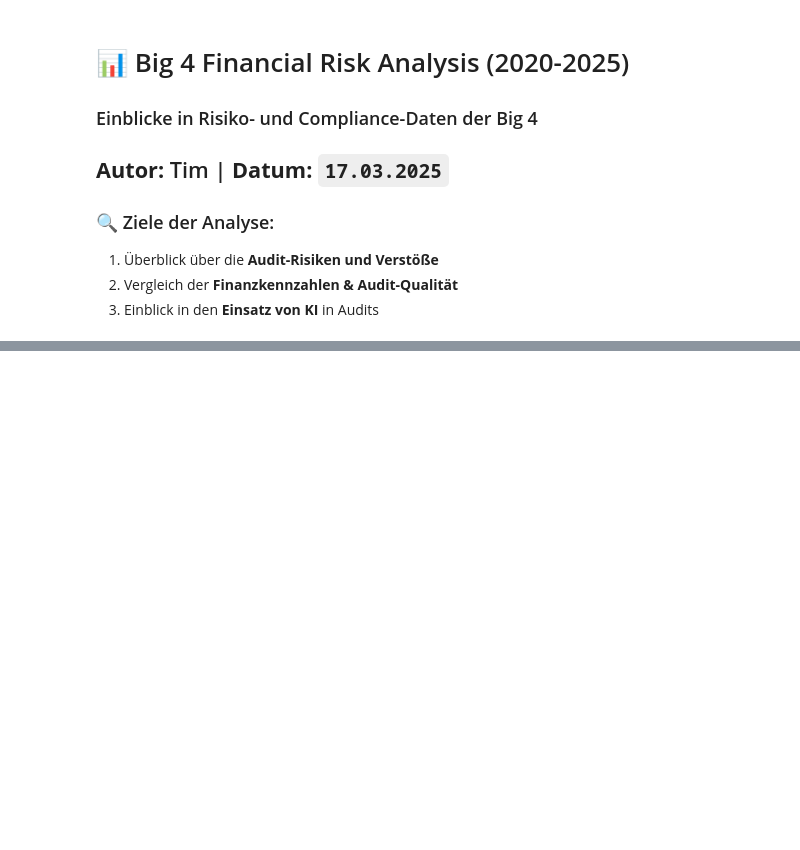
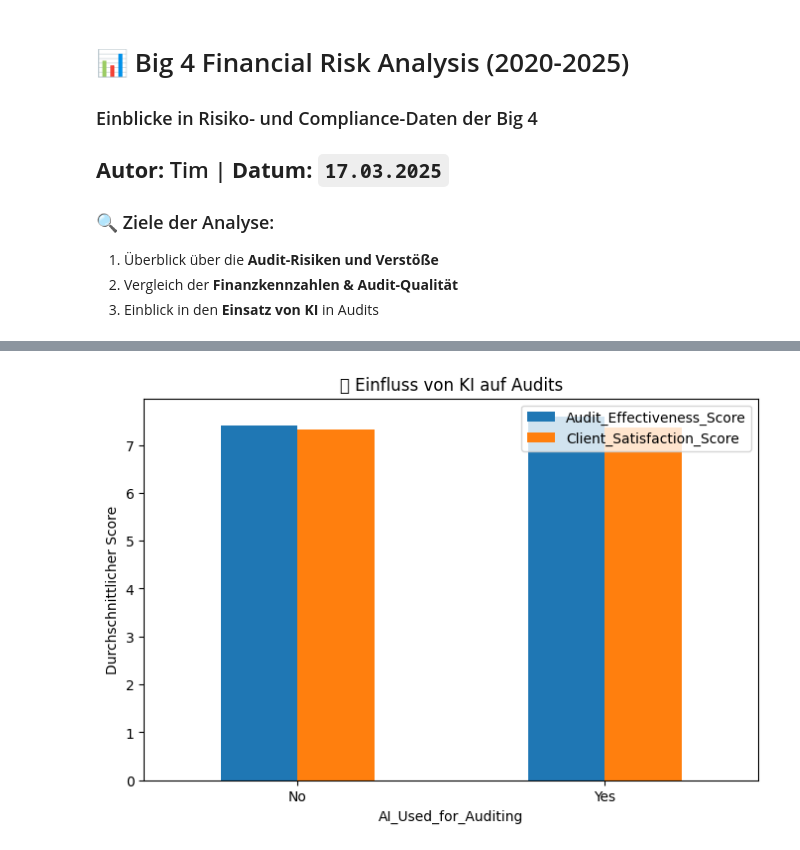
Before and after one commit to timmiflimmi/big4-financial-risk-analysis, a Jupyter notebook: big4_analysis.ipynb, the cells around one changed output, grey strips where cells are left out. Cells and saved outputs as stored; diff of their text form; code cells hidden in the pictures; blank space fills up the shorter version.

```diff
--- a/big4_analysis.ipynb
+++ b/big4_analysis.ipynb
@@ -36,0 +133,11 @@ plt.show()
+# %%
+# Durchschnittswerte für Audits mit vs. ohne KI
+df_ai = df.groupby("AI_Used_for_Auditing")[["Audit_Effectiveness_Score", "Client_Satisfaction_Score"]].mean()
+
+# Diagramm erstellen
+df_ai.plot(kind="bar", figsize=(8,5), title="📊 Einfluss von KI auf Audits")
+plt.xticks(rotation=0)
+plt.ylabel("Durchschnittlicher Score")
+plt.show()
+# %% [output]
+[figure, added]
```
Also changed, not shown: parts of 10 cells of this notebook.
